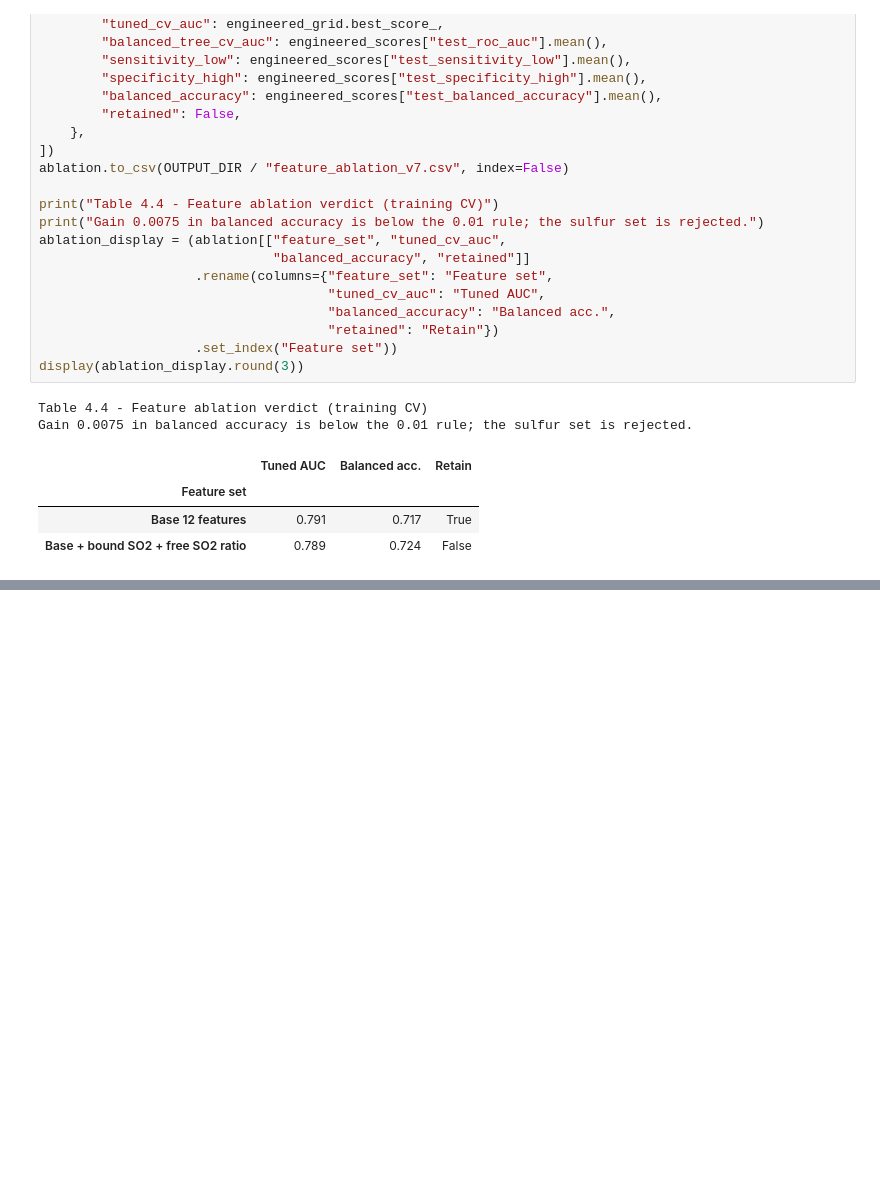
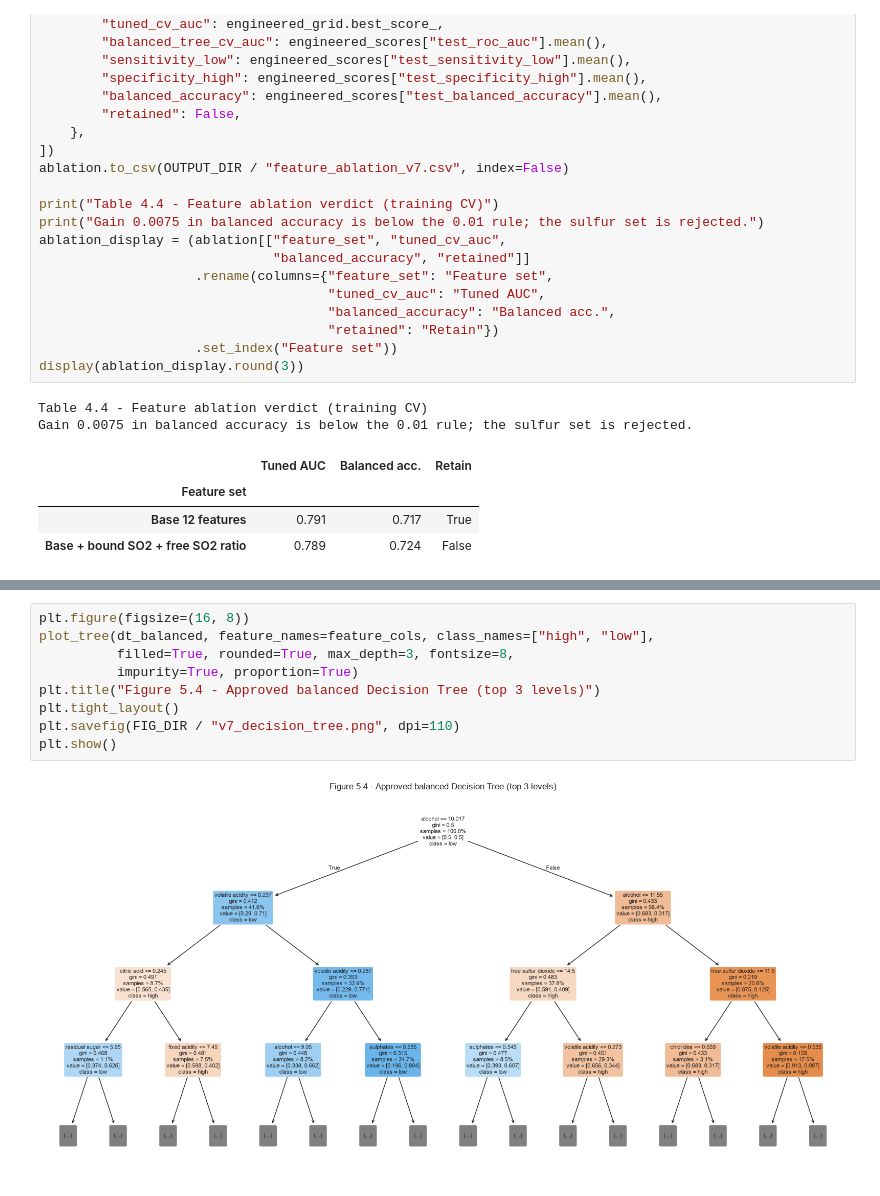
Before and after one commit to lfariabr/masters-swe-ai, a Jupyter notebook: 2026-T2/MLN/assignments/Assessment2/notebook/MLN601FariaLuisBrief2v7.ipynb, the cells around one changed output, grey strips where cells are left out. Drawn from its saved outputs; the diff is of its cells as text; blank space fills up the shorter version.

```diff
--- a/2026-T2/MLN/assignments/Assessment2/notebook/MLN601FariaLuisBrief2v7.ipynb
+++ b/2026-T2/MLN/assignments/Assessment2/notebook/MLN601FariaLuisBrief2v7.ipynb
@@ -834,0 +988,11 @@ Gain 0.0075 in balanced accuracy is below the 0.01 rule; the sulfur set is rejec
+# %%
+plt.figure(figsize=(16, 8))
+plot_tree(dt_balanced, feature_names=feature_cols, class_names=["high", "low"],
+          filled=True, rounded=True, max_depth=3, fontsize=8,
+          impurity=True, proportion=True)
+plt.title("Figure 5.4 - Approved balanced Decision Tree (top 3 levels)")
+plt.tight_layout()
+plt.savefig(FIG_DIR / "v7_decision_tree.png", dpi=110)
+plt.show()
+# %% [output]
+[figure, added]
```
Also changed, not shown: parts of 9 cells of this notebook, 8 other files.
